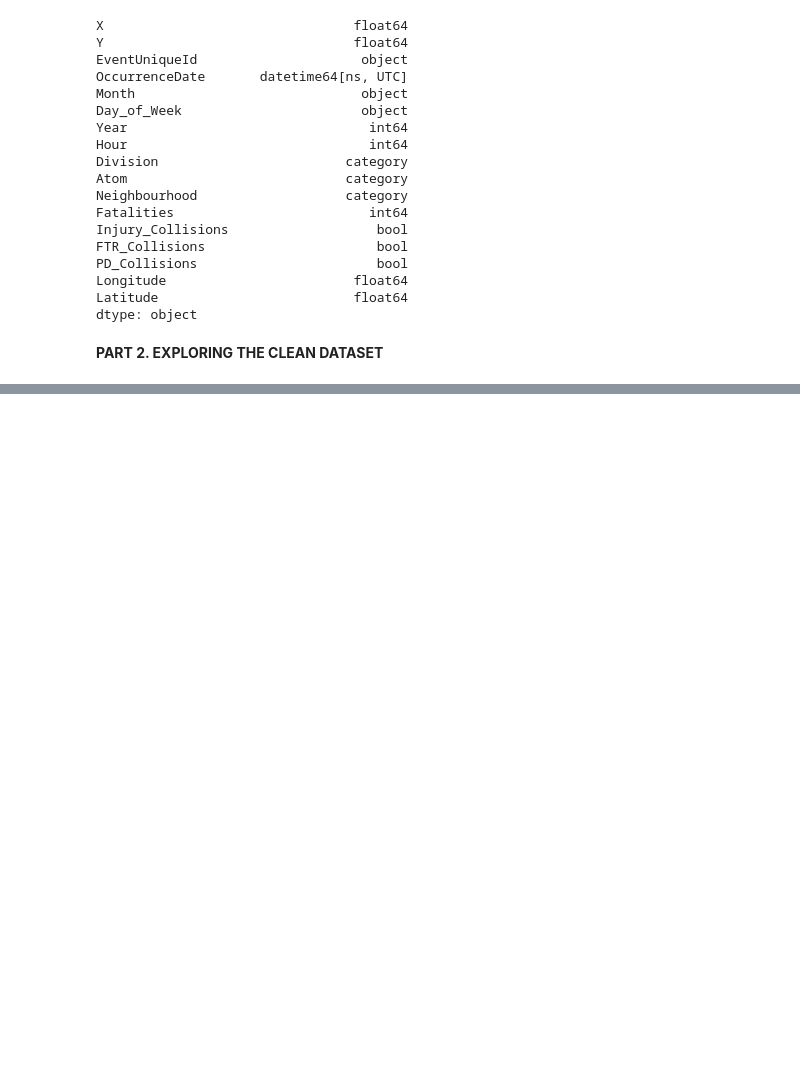
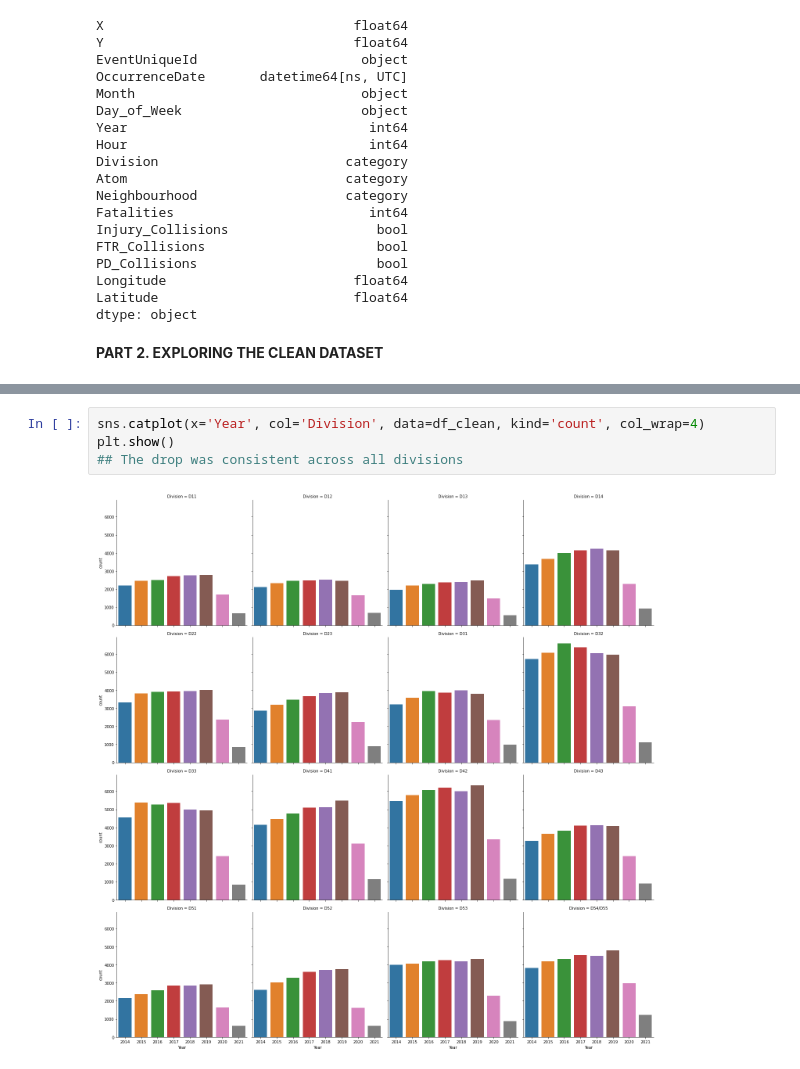
Before and after one commit to Andrew-Agapov/Kaggle_projects, a Jupyter notebook: toronto-traffic-collisions-analysis.ipynb, the cells around one changed output, grey strips where cells are left out. Drawn from its saved outputs; the diff is of its cells as text; blank space fills up the shorter version.

```diff
--- a/toronto-traffic-collisions-analysis.ipynb
+++ b/toronto-traffic-collisions-analysis.ipynb
@@ -183,0 +191,6 @@ plt.show()
+# %%
+sns.catplot(x='Year', col='Division', data=df_clean, kind='count', col_wrap=4)
+plt.show()
+## The drop was consistent across all divisions
+# %% [output]
+[figure, added]
```
Also changed, not shown: parts of 6 cells of this notebook.
